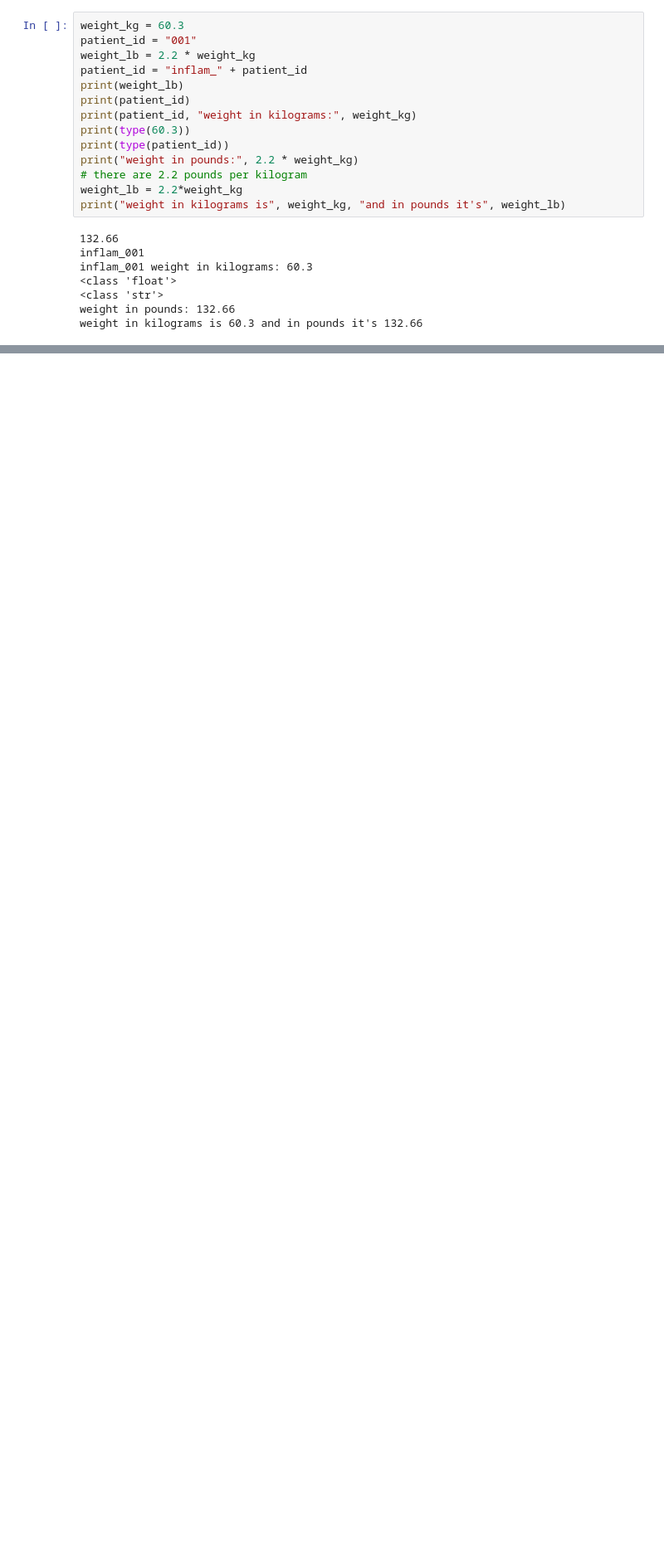
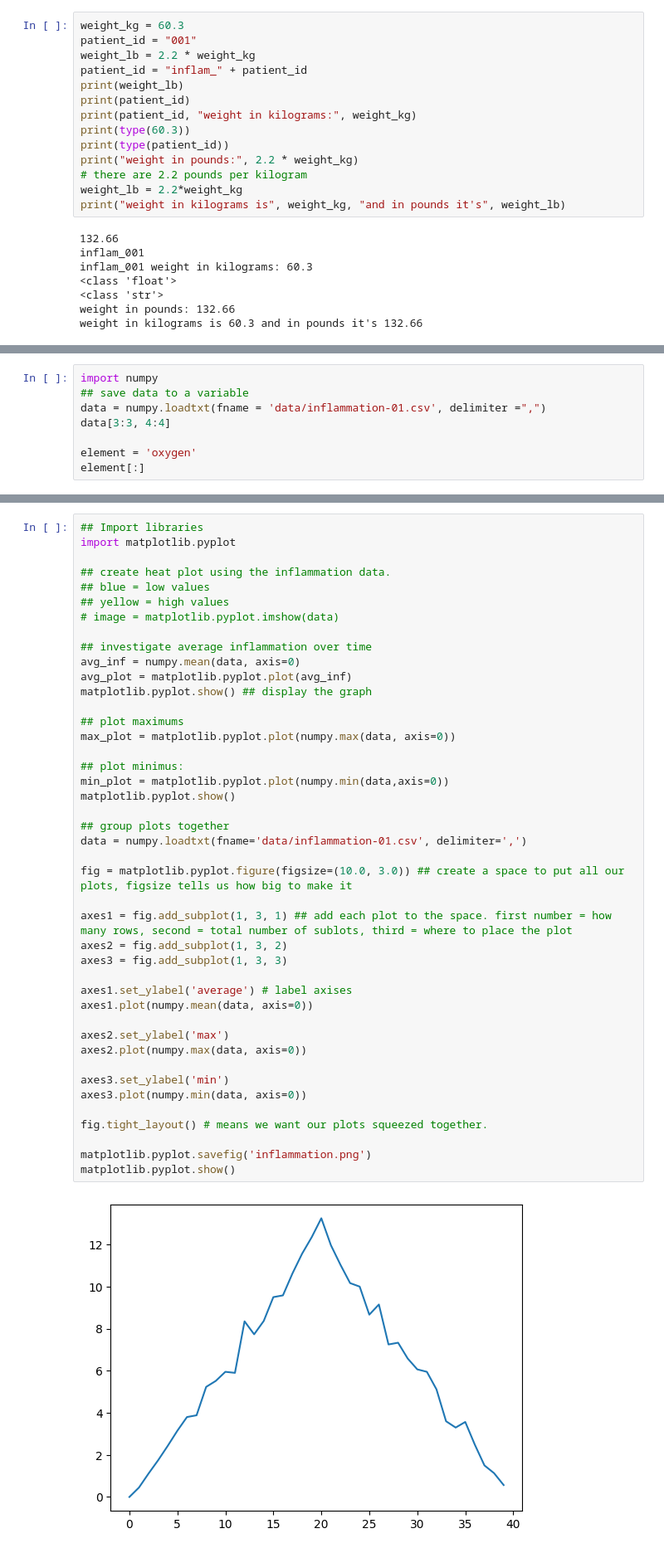
Before and after one commit to liz-muehlmann/python-workshop, a Jupyter notebook: Python Workshop.ipynb, the cells around one changed output, grey strips where cells are left out. Shown at 83% size. Saved outputs shown, nothing was run; the diff lists cells and outputs as text; blank space fills up the shorter version.

```diff
--- a/Python Workshop.ipynb
+++ b/Python Workshop.ipynb
@@ -59,0 +171,8 @@ weight in kilograms is 60.3 and in pounds it's 132.66
+# %%
+import numpy
+## save data to a variable
+data = numpy.loadtxt(fname = 'data/inflammation-01.csv', delimiter =",")
+data[3:3, 4:4]
+
+element = 'oxygen'
+element[:]
@@ -59,0 +196,45 @@ weight in kilograms is 60.3 and in pounds it's 132.66
+# %%
+## Import libraries
+import matplotlib.pyplot
+
+## create heat plot using the inflammation data.
+## blue = low values
+## yellow = high values
+# image = matplotlib.pyplot.imshow(data)
+
+## investigate average inflammation over time
+avg_inf = numpy.mean(data, axis=0)
+avg_plot = matplotlib.pyplot.plot(avg_inf)
+matplotlib.pyplot.show() ## display the graph
+
+## plot maximums
+max_plot = matplotlib.pyplot.plot(numpy.max(data, axis=0))
+
+## plot minimus:
+min_plot = matplotlib.pyplot.plot(numpy.min(data,axis=0))
+matplotlib.pyplot.show()
+
+## group plots together
+data = numpy.loadtxt(fname='data/inflammation-01.csv', delimiter=',')
+
+fig = matplotlib.pyplot.figure(figsize=(10.0, 3.0)) ## create a space to put all our plots, figsize tells us how big to make it
+
+axes1 = fig.add_subplot(1, 3, 1) ## add each plot to the space. first number = how many rows, second = total number of sublots, third = where to place the plot
+axes2 = fig.add_subplot(1, 3, 2)
+axes3 = fig.add_subplot(1, 3, 3)
+
+axes1.set_ylabel('average') # label axises
+axes1.plot(numpy.mean(data, axis=0))
+
+axes2.set_ylabel('max')
+axes2.plot(numpy.max(data, axis=0))
+
+axes3.set_ylabel('min')
+axes3.plot(numpy.min(data, axis=0))
+
+fig.tight_layout() # means we want our plots squeezed together.
+
+matplotlib.pyplot.savefig('inflammation.png')
+matplotlib.pyplot.show()
+# %% [output]
+[figure, added]
```
Also changed, not shown: parts of 9 cells of this notebook, 1 other file.
